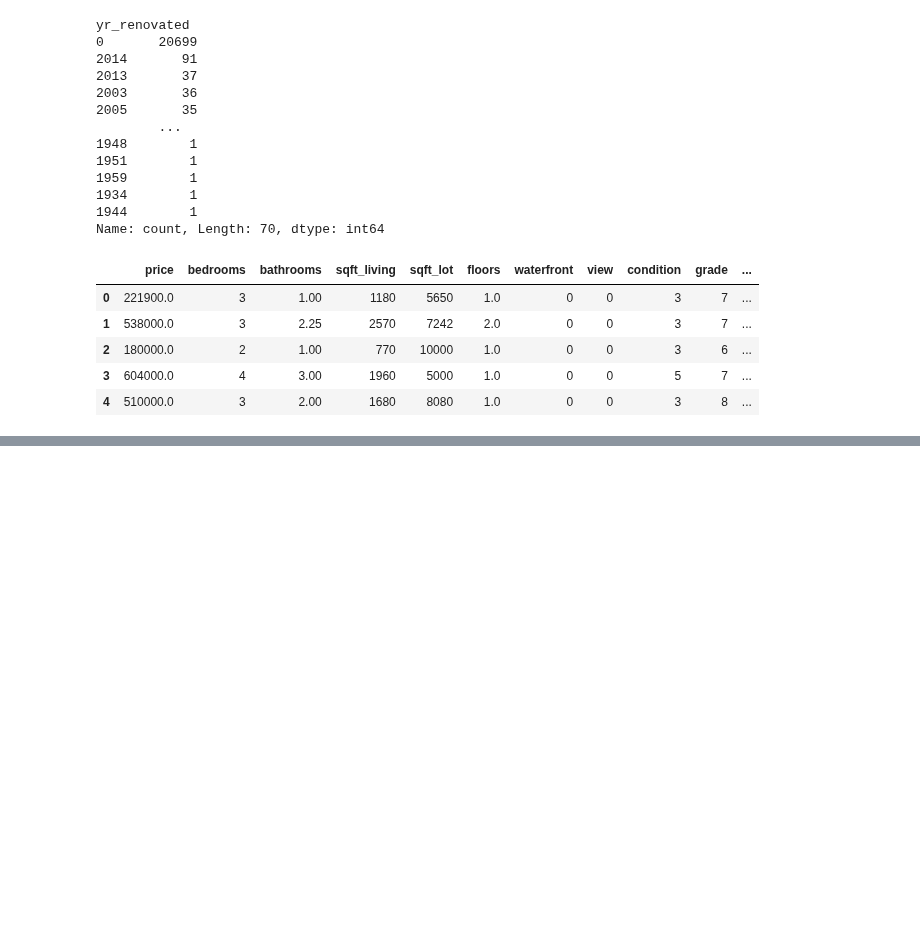
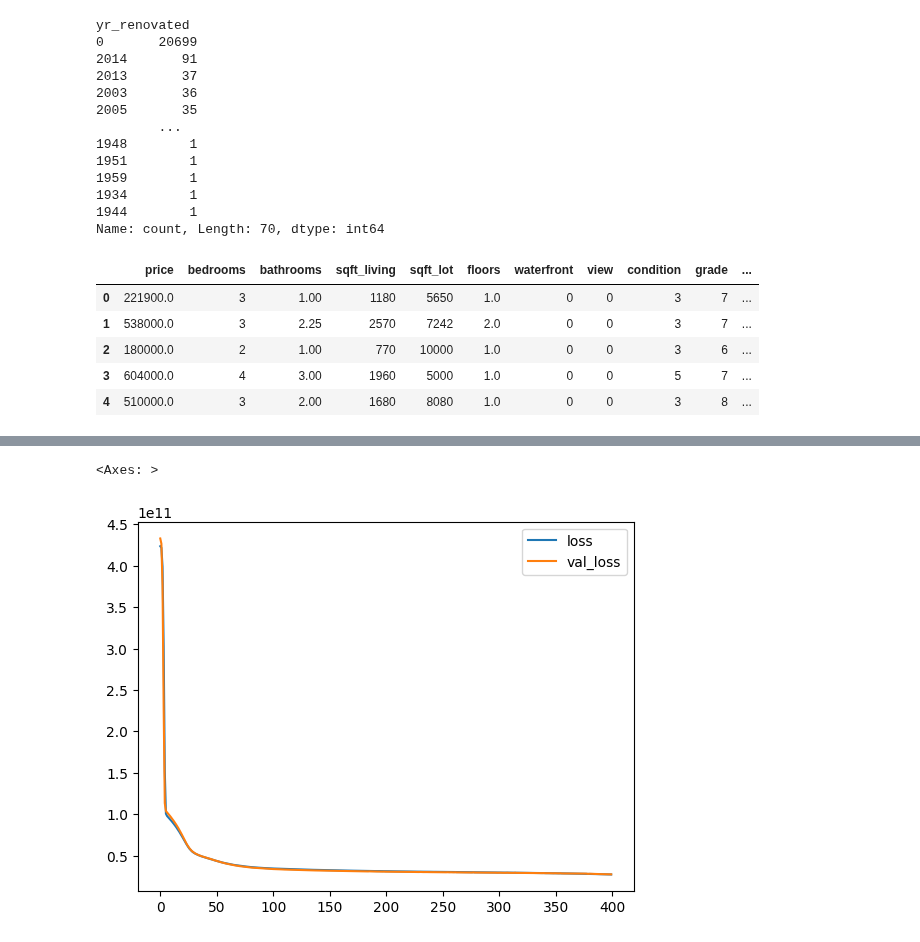
Before and after one commit to Syed-Yousha/Machine_Leaning, a Jupyter notebook: Neural_Net/2-neural_net_Playground.ipynb, the cells around one changed output, grey strips where cells are left out. Saved outputs shown, nothing was run; the diff lists cells and outputs as text; code cells hidden in the pictures; blank space fills up the shorter version.

```diff
--- a/Neural_Net/2-neural_net_Playground.ipynb
+++ b/Neural_Net/2-neural_net_Playground.ipynb
@@ -334,0 +352,2 @@ df.head()
+# %%
+X_test = scaler.transform(X_test)
@@ -334,0 +361,14 @@ df.head()
+# %%
+model = Sequential()
+
+model.add(Dense(19, activation='relu'))
+model.add(Dense(19, activation='relu'))
+model.add(Dense(19, activation='relu'))
+model.add(Dense(19, activation='relu'))
+
+model.add(Dense(1))
+model.compile(optimizer='adam', loss='mse')
+# %%
+model.fit(x=X_train, y=y_train,
+    validation_data=(X_test, y_test),
+    batch_size=128, epochs=400)
@@ -334,0 +394,7 @@ df.head()
+# %%
+losses = pd.DataFrame(model.history.history)
+# %%
+losses.plot() #Good line, if the val_loss line start to increment it means that we are overfitting
+# %% [output]
+<Axes: >
+[figure, added]
```
Also changed, not shown: parts of 29 cells of this notebook, 2 other files.
